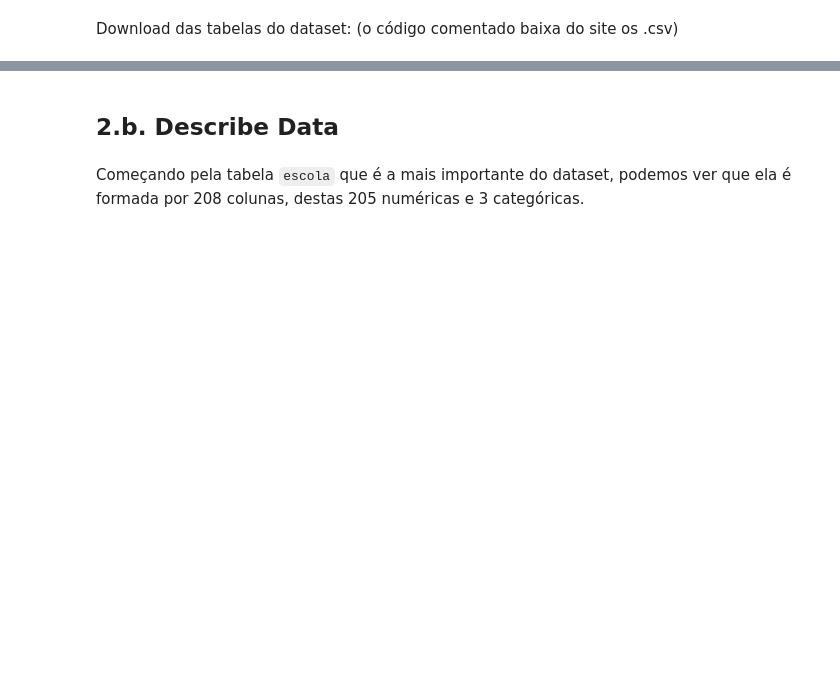
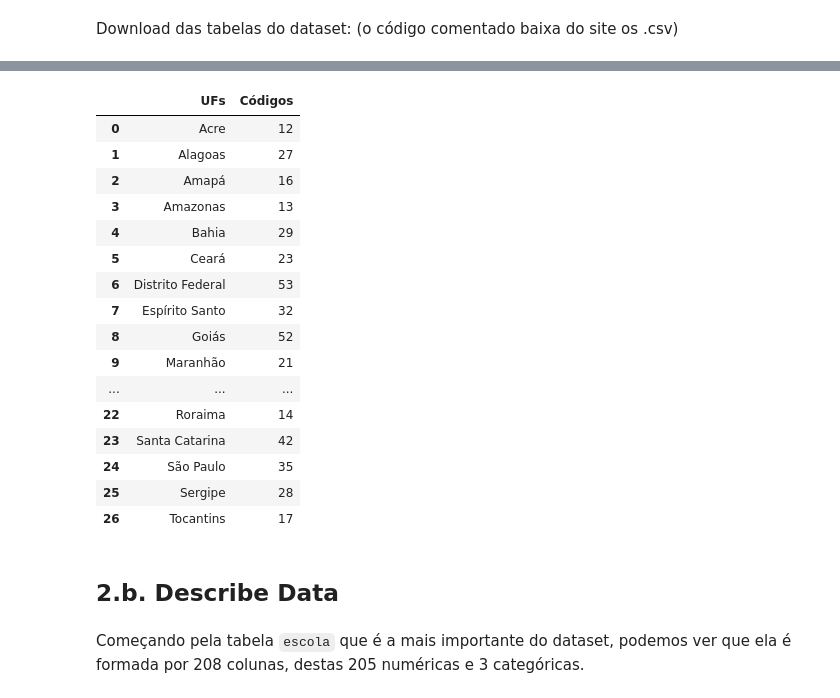
Before and after one commit to maisafraiz/projeto-amd, a Jupyter notebook: project.ipynb, the cells around one changed output, grey strips where cells are left out. Drawn from its saved outputs; the diff is of its cells as text; code cells hidden in the pictures; blank space fills up the shorter version.

Commit message:
Faz o scrapping dos códigos das UF's

```diff
--- a/project.ipynb
+++ b/project.ipynb
@@ -91,0 +80,4 @@ df_uf_remuneracao = pd.read_csv('data/uf_remuneracao_docentes.csv')
+# %%
+html = requests.get("https://www.ibge.gov.br/explica/codigos-dos-municipios.php")
+soup = bs(html.text)
+soup.prettify
@@ -92,2 +102,44 @@ df_uf_remuneracao = pd.read_csv('data/uf_remuneracao_docentes.csv')
+# %%
+# seleciona a tag table
+table = soup.find('table')
+
+# extrai o nome das colunas da tabela
+column_names = []
+for name in table.find('tr'):
+    if name != "\n":
+        column_names.append(name.text)
+
+# extrai as linhas da tabela
+trows = soup.find('tbody').find_all('tr')
+tcols = []
+
+# itera sobre as linhas
+for tr in trows:
+    # cria uma lista das colunas dessa linha
+    col = tr.find_all('td')
+    uf = col[0].text
+    code = int(col[1].text.replace('ver municípios', ''))
+    tcols.append([uf, code])
+
+df_codigos_uf = pd.DataFrame(tcols, columns = column_names)
+df_codigos_uf
+# %% [output]
+|  | UFs | Códigos |
+| 0 | Acre | 12 |
+| 1 | Alagoas | 27 |
+| 2 | Amapá | 16 |
+| 3 | Amazonas | 13 |
+| 4 | Bahia | 29 |
+| 5 | Ceará | 23 |
+| 6 | Distrito Federal | 53 |
+| 7 | Espírito Santo | 32 |
+| 8 | Goiás | 52 |
+| 9 | Maranhão | 21 |
+| ... | ... | ... |
+| 22 | Roraima | 14 |
+| 23 | Santa Catarina | 42 |
+| 24 | São Paulo | 35 |
+| 25 | Sergipe | 28 |
+| 26 | Tocantins | 17 |
 # %% [markdown]
 ## 2.b. Describe Data
```
Also changed, not shown: parts of 11 cells of this notebook.
